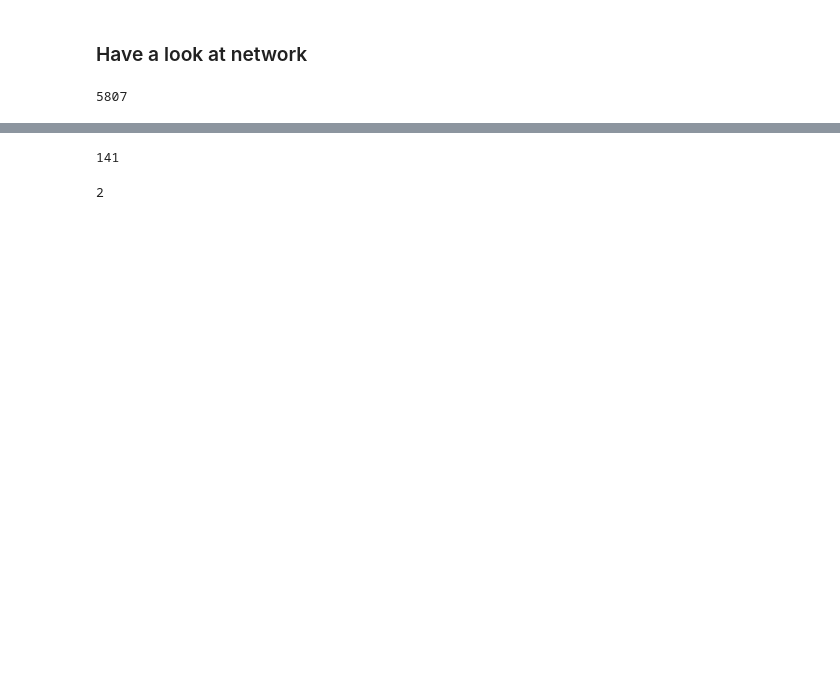
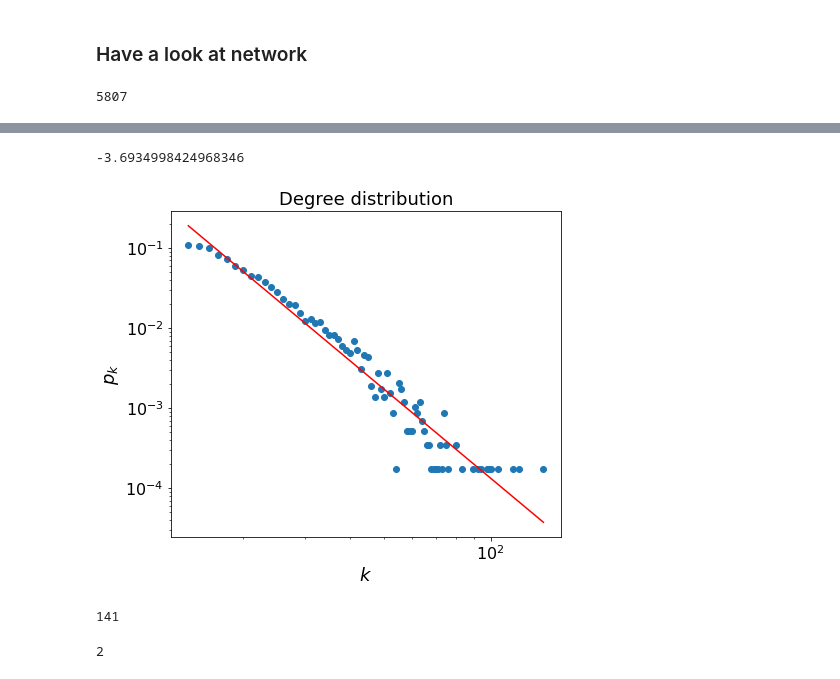
Before and after one commit to makeawisharry/network-distances, a Jupyter notebook: joel_data_1.ipynb, the cells around one changed output, grey strips where cells are left out. Cells and saved outputs as stored; diff of their text form; code cells hidden in the pictures; blank space fills up the shorter version.

```diff
--- a/joel_data_1.ipynb
+++ b/joel_data_1.ipynb
@@ -104,3 +109,9 @@ paras[0]
+# %%
+paras = nt.fitting(graph_dl, plot=True, cumulative=False)
+paras[0]
+# %% [output]
+-3.6934998424968346
+[figure, added]
 # %%
 max(list(d for n, d in graph_dl.degree()))
 # %% [output]
```
Also changed, not shown: parts of 29 cells of this notebook, 4 other files.
